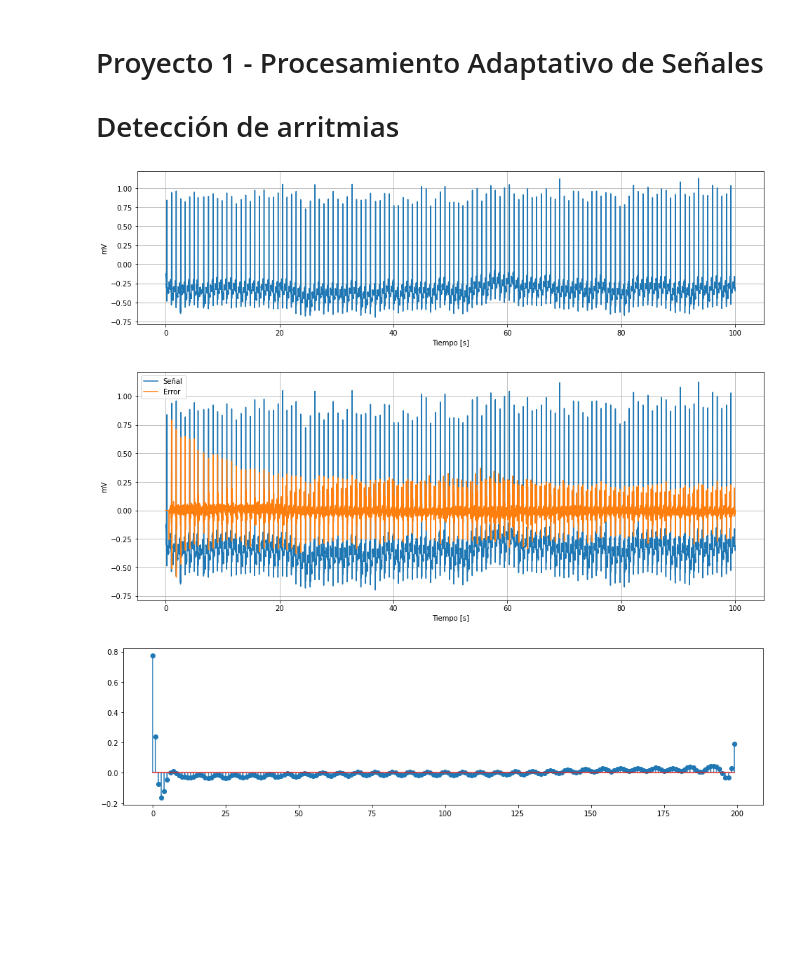
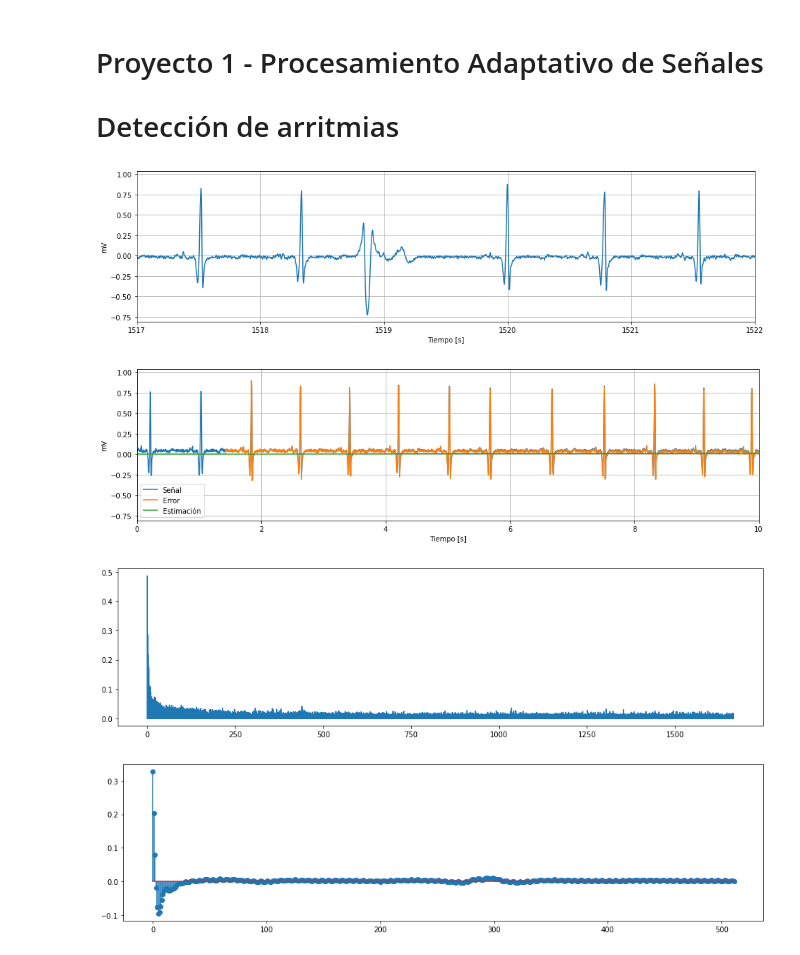
Before and after one commit to mbergerman/Procesamiento-Adaptativo, a Jupyter notebook: Proyecto 1/PASA_P1_G2.ipynb, the cells around one changed output. Cells and saved outputs as stored; diff of their text form; code cells hidden in the pictures; blank space fills up the shorter version.

```diff
--- a/Proyecto 1/PASA_P1_G2.ipynb
+++ b/Proyecto 1/PASA_P1_G2.ipynb
@@ -8,48 +9,62 @@ import wfdb
 # %%
-N = 36000
+N = 600000
 
 record, record_data = wfdb.rdsamp('mit-bih-arrhythmia-database-1.0.0/100', sampto=N)
 annotation = wfdb.rdann('mit-bih-arrhythmia-database-1.0.0/100', 'atr', sampto=N)
 
 fs = record_data['fs']
-channel1 = record[:,0].reshape((N, 1))
-channel2 = record[:,1].reshape((N, 1))
+channel1 = hp.remove_baseline_wander(record[:,0], fs).reshape((N, 1))
+channel1 -= np.mean(channel1)
 time = np.arange(0, len(channel1)/fs, 1/fs)
 
 plt.figure(figsize=(16, 4))
 plt.plot(time, channel1)
 plt.xlabel('Tiempo [s]')
 plt.ylabel(record_data['units'][0])
+plt.xlim(1517, 1522)
 plt.grid()
 plt.show()
 # %% [output]
-[figure, old version]
+[figure, new version]
 # %%
-M = 200
+#LMS
+M = 512
 w = np.zeros((M, 1))    # el vector queda en el orden inverso al tradicional
 e = np.zeros(N)
-mu = 1e-2
+yhat = np.zeros(N)
+MSE = np.zeros(N)
+mu = 1e-4
 
 for i in range(M, N):
     x = channel1[i-M : i]
     y = channel1[i]
-    e[i] = y - (w.T @ x).item(0)
+    yhat[i] = (w.T @ x).item(0)
+    e[i] = y - yhat[i]
+    MSE[i] = e[i]**2
     w = np.add(w, mu * e[i] * x)
 
 
 plt.figure(figsize=(16, 4))
 plt.plot(time, channel1, label = 'Señal')
 plt.plot(time, e, label = 'Error')
+plt.plot(time, yhat, label = 'Estimación')
 plt.xlabel('Tiempo [s]')
 plt.ylabel(record_data['units'][0])
+plt.xlim(0,10)
 plt.grid()
 plt.legend()
 plt.show()
 # %% [output]
-[figure, old version]
+[figure, new version]
+# %%
+plt.figure(figsize=(16, 4))
+plt.plot(time, MSE)
+plt.show()
+# %% [output]
+[figure, added]
 # %%
 plt.figure(figsize=(16, 4))
 plt.stem(np.flip(w))
 plt.show()
 # %% [output]
-[figure, old version]
+[figure, new version]
```
Also changed, not shown: parts of 4 cells of this notebook.
